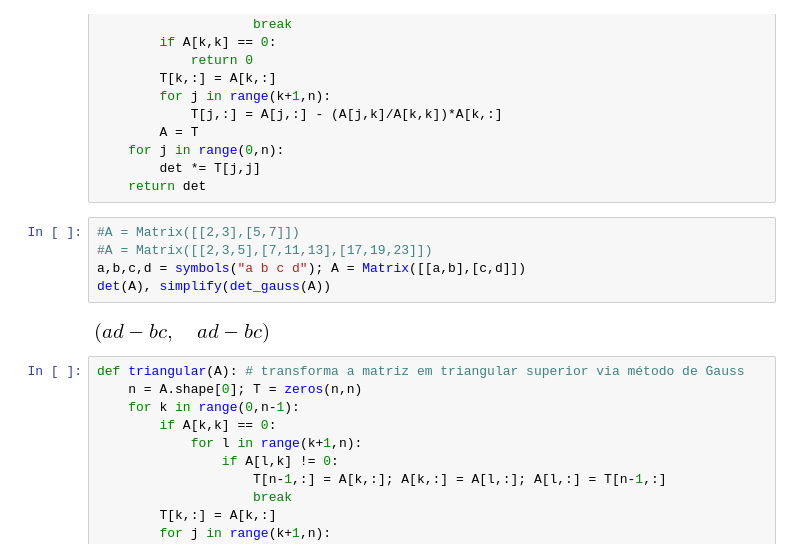
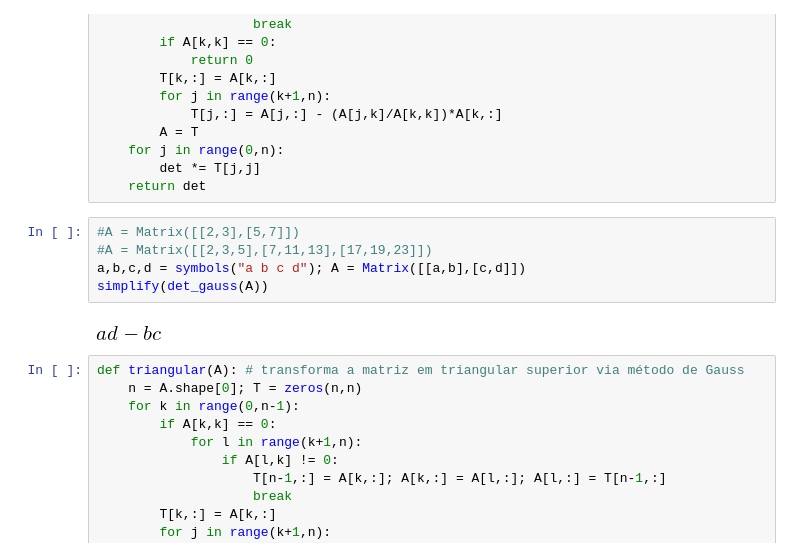
Before and after one commit to jonasmaziero/algebra_linear, a Jupyter notebook: 01_determinante.ipynb, the cells around one changed output. Drawn from its saved outputs; the diff is of its cells as text.

```diff
--- a/01_determinante.ipynb
+++ b/01_determinante.ipynb
@@ -748,10 +765,10 @@ def det_gauss(A): # retorna o determinante da matriz A
 # %%
 #A = Matrix([[2,3],[5,7]])
 #A = Matrix([[2,3,5],[7,11,13],[17,19,23]])
 a,b,c,d = symbols("a b c d"); A = Matrix([[a,b],[c,d]])
-det(A), simplify(det_gauss(A))
+simplify(det_gauss(A))
 # %% [output]
-[figure, old version]
+[figure, new version]
 # %%
 def triangular(A): # transforma a matriz em triangular superior via método de Gauss
     n = A.shape[0]; T = zeros(n,n)
```
Also changed, not shown: parts of 7 cells of this notebook.
